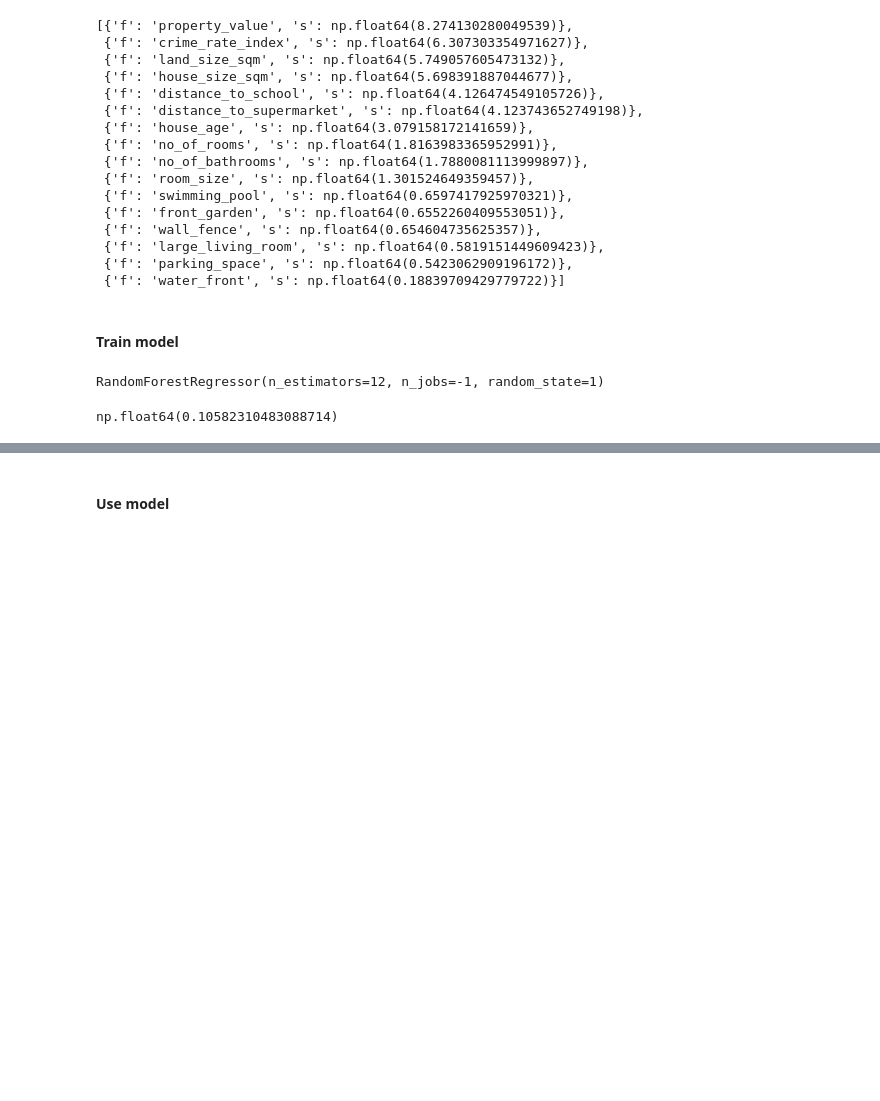
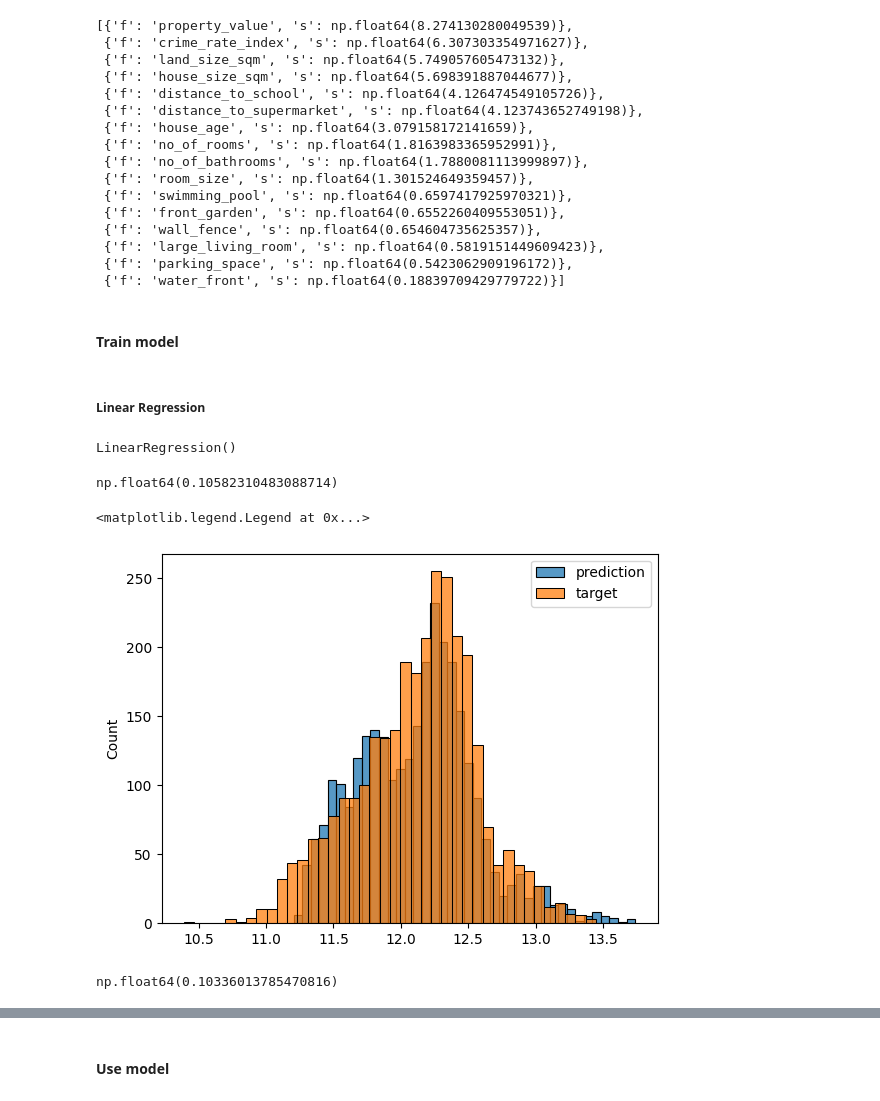
Before and after one commit to sgkertsos/predict-house-price, a Jupyter notebook: notebook.ipynb, the cells around one changed output, grey strips where cells are left out. Drawn from its saved outputs; the diff is of its cells as text; code cells hidden in the pictures; blank space fills up the shorter version.

```diff
--- a/notebook.ipynb
+++ b/notebook.ipynb
@@ -144,6 +141,7 @@ from sklearn.metrics import root_mean_squared_error
 # Create dictionaries
 dict_train = df_train.to_dict(orient='records')
 dict_val = df_val.to_dict(orient='records')
+dict_train = df_train.to_dict(orient='records')
 # %%
 # Create vectorizer
 dv = DictVectorizer(sparse=True)
@@ -151,17 +149,6 @@ dv = DictVectorizer(sparse=True)
 # Create feature matrices
 X_train = dv.fit_transform(dict_train)
 X_val = dv.transform(dict_val)
+X_train = dv.transform(dict_train)
-# %%
-# Train Linear Regression
-lr = LinearRegression()
-lr.fit(X_train, y_train)
-
-# Train decision tree
-dt = DecisionTreeRegressor(max_depth=1)
-dt.fit(X_train, y_train)
-
-# Train random forest
-rf = RandomForestRegressor(n_estimators=12, random_state=1, n_jobs=-1)
-rf.fit(X_train, y_train)
-# %% [output]
-RandomForestRegressor(n_estimators=12, n_jobs=-1, random_state=1)
+# %% [markdown]
+##### Linear Regression
@@ -168,6 +157,20 @@ RandomForestRegressor(n_estimators=12, n_jobs=-1, random_state=1)
+# %%
+# Train Linear Regression
+lr = LinearRegression()
+lr.fit(X_train, y_train)
+# %% [output]
+LinearRegression()
 # %%
 # Use train dataset to make predictions with lr
 y_pred = lr.predict(X_train)
 root_mean_squared_error(y_train, y_pred)
 # %% [output]
 np.float64(0.10582310483088714)
+# %%
+# Show target values and predictions on a histogram
+sns.histplot(y_pred, label='prediction', bins=40)
+sns.histplot(y_train, label='target', bins=40)
+plt.legend()
+# %% [output]
+<matplotlib.legend.Legend at 0x...>
+[figure, added]
@@ -173,0 +180,5 @@ np.float64(0.10582310483088714)
+# %%
+# Calculate RMSE for target values and predictions on the validation dataset
+root_mean_squared_error(y_val, y_pred)
+# %% [output]
+np.float64(0.10336013785470816)
```
Also changed, not shown: parts of 32 cells of this notebook.
